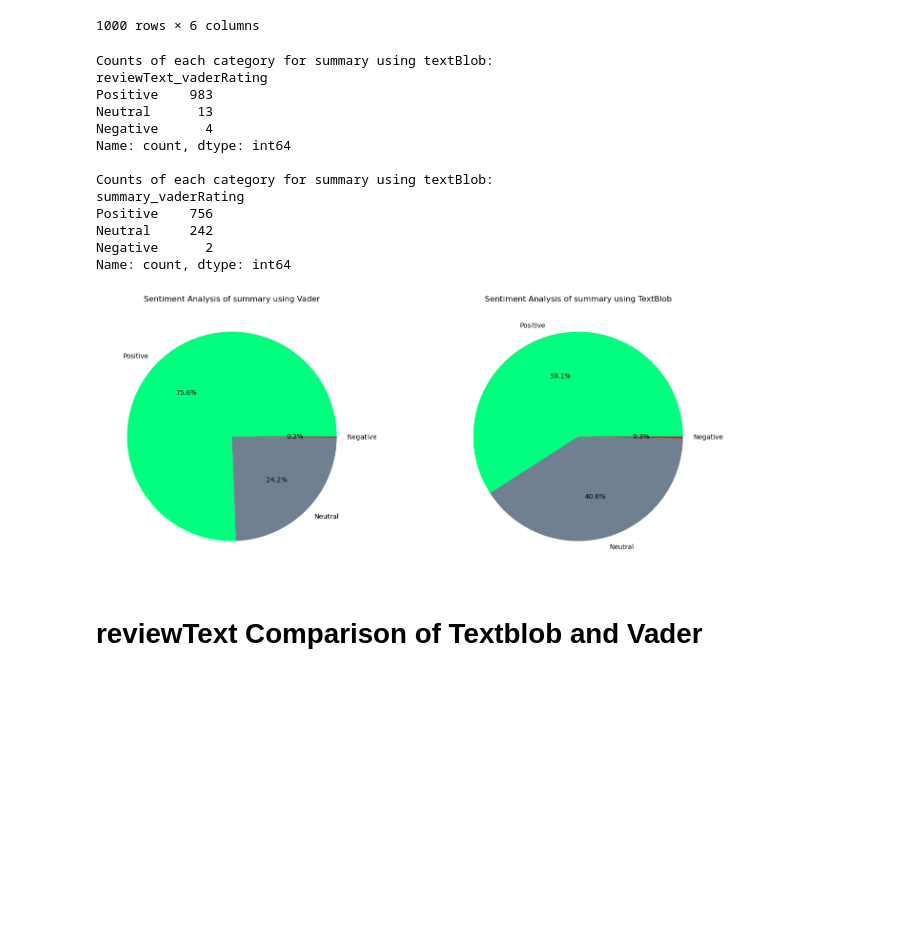
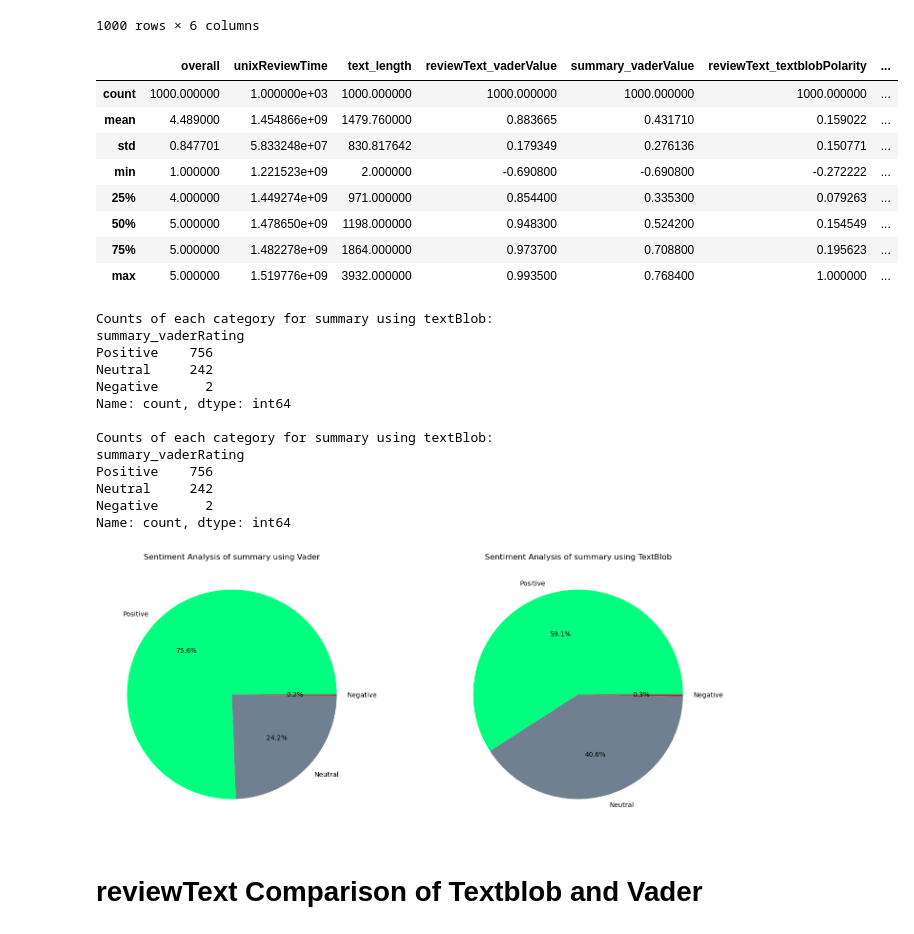
Before and after one commit to rolandjosephb2/Comp262-Group3-backup, a Jupyter notebook: Group 3.ipynb, the cells around one changed output. Cells and saved outputs as stored; diff of their text form; code cells hidden in the pictures; blank space fills up the shorter version.

```diff
--- a/Group 3.ipynb
+++ b/Group 3.ipynb
@@ -865,6 +888,18 @@ random_df[['overall', 'rating','summary_textblobPolarity', 'summary_textblobSent
 | 1705 | 5 | Positive | 0.4 | Positive | 0.7351 | Positive |
 | 1274 | 5 | Positive | 0.5 | Positive | 0.5719 | Positive |
 1000 rows × 6 columns
+# %%
+random_df.describe()
+# %% [output]
+|  | overall | unixReviewTime | text_length | reviewText_vaderValue | summary_vaderValue | reviewText_textblobPolarity | ... |
+| count | 1000.000000 | 1.000000e+03 | 1000.000000 | 1000.000000 | 1000.000000 | 1000.000000 | ... |
+| mean | 4.489000 | 1.454866e+09 | 1479.760000 | 0.883665 | 0.431710 | 0.159022 | ... |
+| std | 0.847701 | 5.833248e+07 | 830.817642 | 0.179349 | 0.276136 | 0.150771 | ... |
+| min | 1.000000 | 1.221523e+09 | 2.000000 | -0.690800 | -0.690800 | -0.272222 | ... |
+| 25% | 4.000000 | 1.449274e+09 | 971.000000 | 0.854400 | 0.335300 | 0.079263 | ... |
+| 50% | 5.000000 | 1.478650e+09 | 1198.000000 | 0.948300 | 0.524200 | 0.154549 | ... |
+| 75% | 5.000000 | 1.482278e+09 | 1864.000000 | 0.973700 | 0.708800 | 0.195623 | ... |
+| max | 5.000000 | 1.519776e+09 | 3932.000000 | 0.993500 | 0.768400 | 1.000000 | ... |
 # %%
 # Setting up subplots for comparison with Textblob results(Christian)
 fig, axes = plt.subplots(1, 2, figsize=(15, 6))
@@ -882,7 +917,7 @@ axes[1].set_ylabel('')
 
 # Show counts of each category
 print("Counts of each category for summary using textBlob:")
-print(random_df['reviewText_vaderRating'].value_counts())
+print(random_df['summary_vaderRating'].value_counts())
 print("\nCounts of each category for summary using textBlob:")
 print(random_df['summary_vaderRating'].value_counts())
 
@@ -891,10 +926,10 @@ plt.tight_layout()
 plt.show()
 # %% [output]
 Counts of each category for summary using textBlob:
-reviewText_vaderRating
-Positive    983
-Neutral      13
-Negative      4
+summary_vaderRating
+Positive    756
+Neutral     242
+Negative      2
 Name: count, dtype: int64
 
 Counts of each category for summary using textBlob:
```
Also changed, not shown: parts of 6 cells of this notebook.
